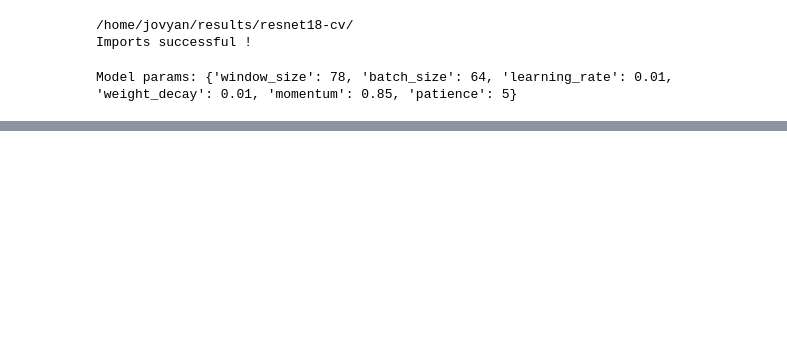
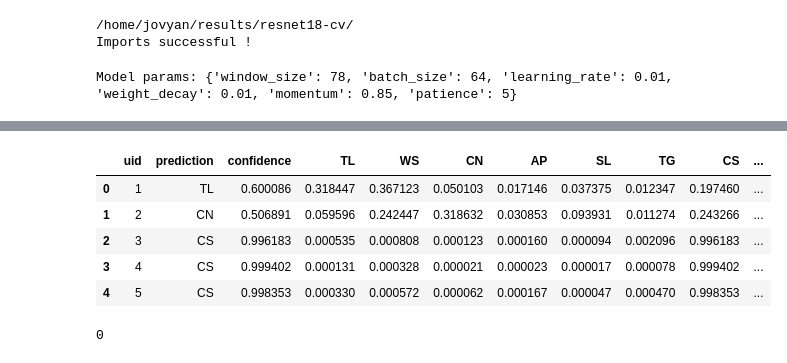
Before and after one commit to maxwellCcook/rooftop-mapping, a Jupyter notebook: code/06resnet18-denver-classification.ipynb, the cells around one changed output, grey strips where cells are left out. Drawn from its saved outputs; the diff is of its cells as text; code cells hidden in the pictures; blank space fills up the shorter version.

```diff
--- a/code/06resnet18-denver-classification.ipynb
+++ b/code/06resnet18-denver-classification.ipynb
@@ -226,0 +280,33 @@ gc.collect()
+# %%
+# Convert results to a GeoDataFrame
+res_gdf = gpd.GeoDataFrame(res_df, geometry=res_df['bbox'], crs=footprints.crs)
+
+# Perform a spatial join to the footprints
+res_gdf_footprints = gpd.sjoin(footprints, res_gdf, how="left", predicate="intersects")
+
+# Group by footprint UID and calculate the mean of probabilities for overlapping chunks
+agg_dict = {class_name: 'mean' for class_name in class_labels}
+agg_dict.update({
+    'confidence': 'mean',  # Calculate mean confidence
+    'prediction': lambda x: x.mode()[0]  # Use the most common prediction (mode)
+})
+
+# Aggregate by footprint ID
+agg_results = res_gdf_footprints.groupby('uid').agg(agg_dict).reset_index()
+# Merge back to the original footprint data
+inference_results = footprints.merge(agg_results, on='uid', how='left')
+inference_results = inference_results[['uid','prediction','confidence']+class_labels+['geometry']]
+
+inference_results.to_file(os.path.join(results_dir, 'denver-resnet18-inference_ms-footprints_mean.gpkg'), driver='GPKG')
+inference_results.head()
+# %% [output]
+|  | uid | prediction | confidence | TL | WS | CN | AP | SL | TG | CS | ... |
+| 0 | 1 | TL | 0.600086 | 0.318447 | 0.367123 | 0.050103 | 0.017146 | 0.037375 | 0.012347 | 0.197460 | ... |
+| 1 | 2 | CN | 0.506891 | 0.059596 | 0.242447 | 0.318632 | 0.030853 | 0.093931 | 0.011274 | 0.243266 | ... |
+| 2 | 3 | CS | 0.996183 | 0.000535 | 0.000808 | 0.000123 | 0.000160 | 0.000094 | 0.002096 | 0.996183 | ... |
+| 3 | 4 | CS | 0.999402 | 0.000131 | 0.000328 | 0.000021 | 0.000023 | 0.000017 | 0.000078 | 0.999402 | ... |
+| 4 | 5 | CS | 0.998353 | 0.000330 | 0.000572 | 0.000062 | 0.000167 | 0.000047 | 0.000470 | 0.998353 | ... |
+# %%
+gc.collect()
+# %% [output]
+0
```
Also changed, not shown: parts of 15 cells of this notebook, 1 other file.
